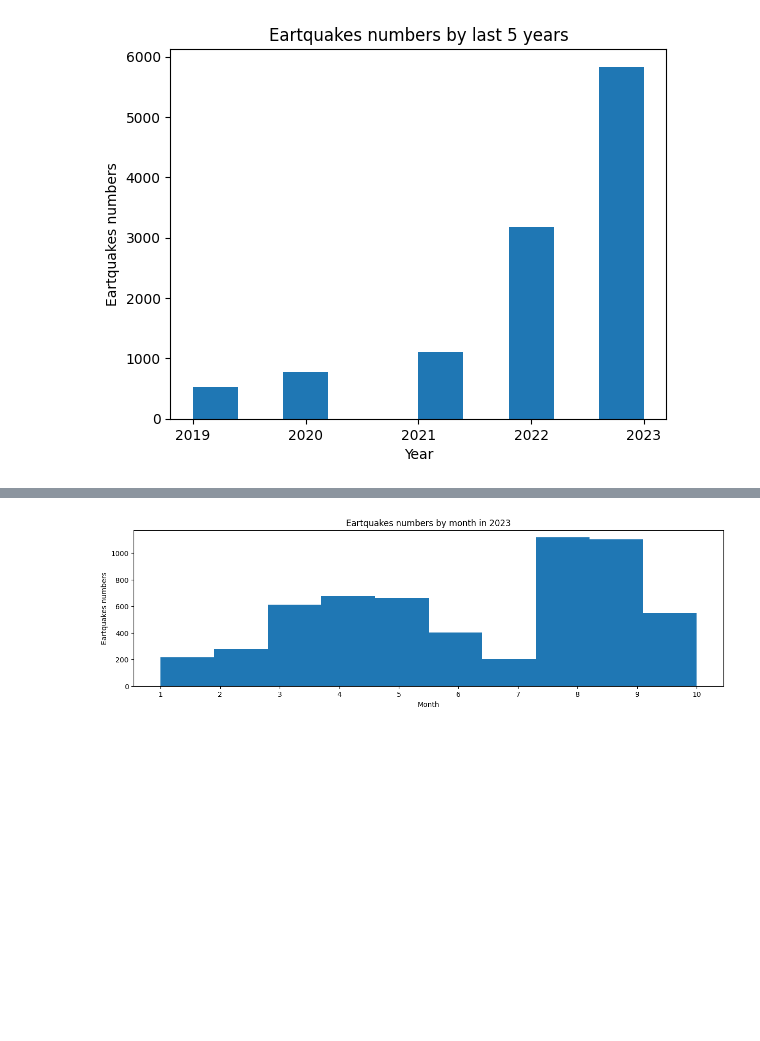
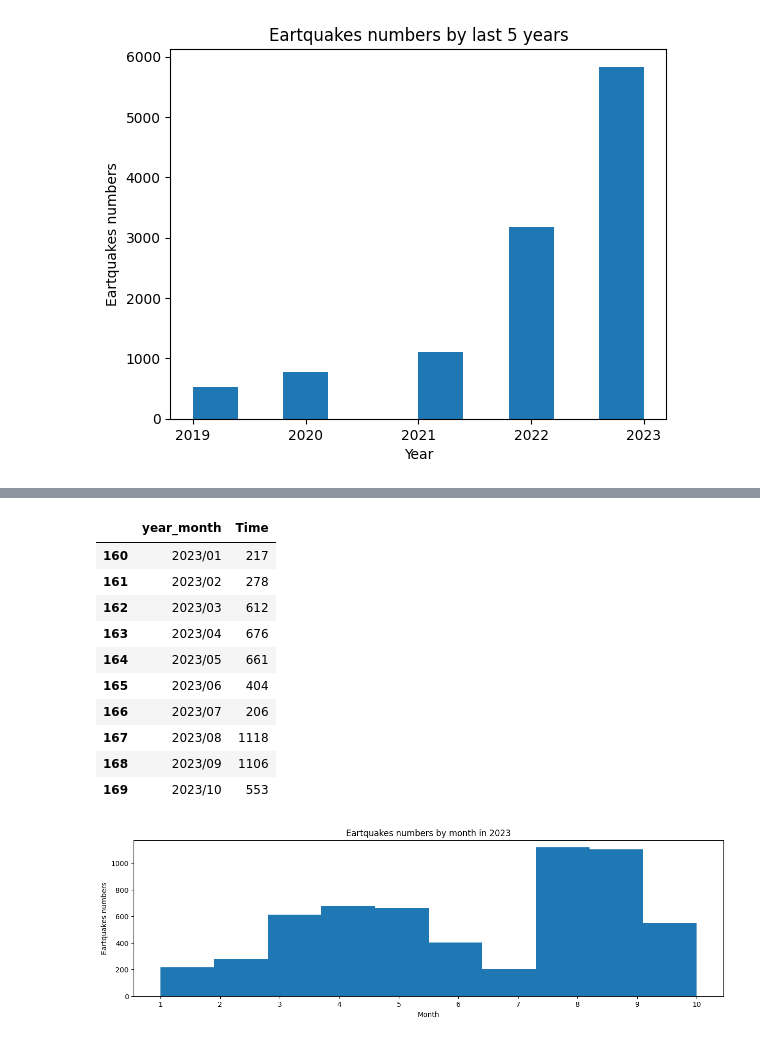
Before and after one commit to Pierfrancesco95/Portfolio, a Jupyter notebook: 03.03_PYTHON_Earthquakes Campi Flegrei/Analisi Terremoti CampiFlegrei.ipynb, the cells around one changed output, grey strips where cells are left out. Cells and saved outputs as stored; diff of their text form; code cells hidden in the pictures; blank space fills up the shorter version.

```diff
--- a/03.03_PYTHON_Earthquakes Campi Flegrei/Analisi Terremoti CampiFlegrei.ipynb
+++ b/03.03_PYTHON_Earthquakes Campi Flegrei/Analisi Terremoti CampiFlegrei.ipynb
@@ -348,3 +390,18 @@ plt.show()
+# %%
+# frequenza mensile terremoti nel 2023
+df.groupby('year_month')['Time'].count().reset_index().tail(10)
+# %% [output]
+|  | year_month | Time |
+| 160 | 2023/01 | 217 |
+| 161 | 2023/02 | 278 |
+| 162 | 2023/03 | 612 |
+| 163 | 2023/04 | 676 |
+| 164 | 2023/05 | 661 |
+| 165 | 2023/06 | 404 |
+| 166 | 2023/07 | 206 |
+| 167 | 2023/08 | 1118 |
+| 168 | 2023/09 | 1106 |
+| 169 | 2023/10 | 553 |
 # %%
 data = df[df['year']=='2023']['month']
 figure(figsize=(15,4))
```
Also changed, not shown: parts of 40 cells of this notebook.
